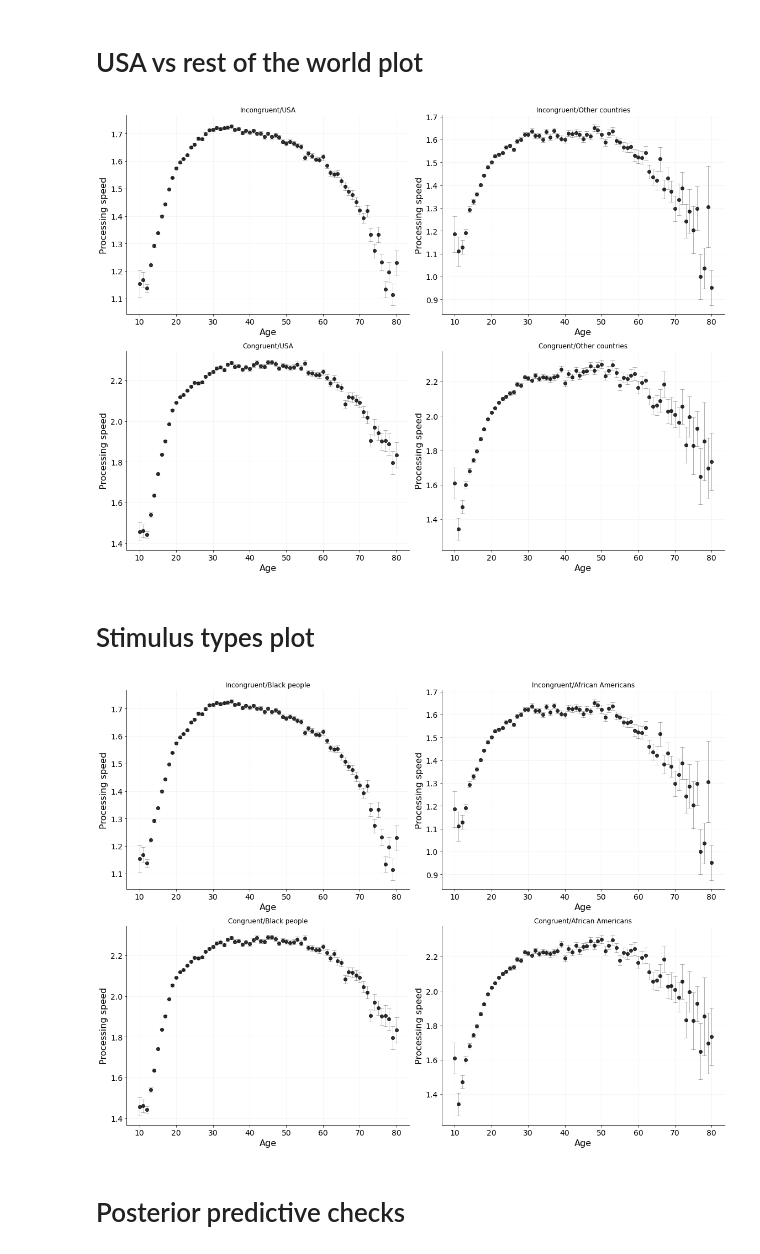
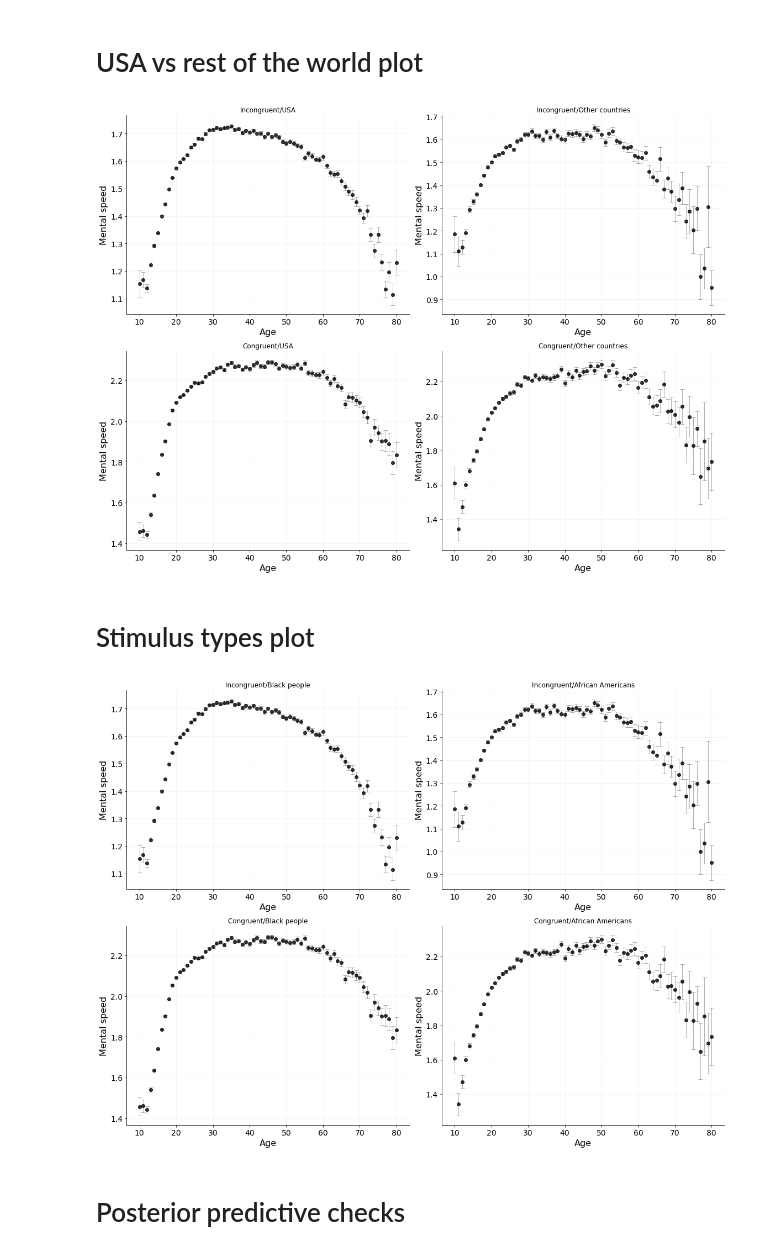
Before and after one commit to stefanradev93/DataSizeMatters, a Jupyter notebook: IAT_GroupPlots_PPCPlots.ipynb, the cells around one changed output. Cells and saved outputs as stored; diff of their text form; code cells hidden in the pictures.

```diff
--- a/IAT_GroupPlots_PPCPlots.ipynb
+++ b/IAT_GroupPlots_PPCPlots.ipynb
@@ -214,7 +219,7 @@ axarr[0, 0].errorbar(to_plot_f['age'], to_plot_f['v2_mean'], to_plot_f['v2_sem']
 for i, ax in enumerate(axarr.flat):
     sns.despine(ax=ax)
     ax.set_title(titles[i], fontsize=20)
-    ax.set_ylabel('Processing speed', fontsize=16)
+    ax.set_ylabel('Mental speed', fontsize=16)
     ax.set_xlabel('Age', fontsize=16)
     ax.xaxis.set_tick_params(labelsize=14)
     ax.yaxis.set_tick_params(labelsize=14)
@@ -293,7 +298,7 @@ f.tight_layout()
 
 for i, ax in enumerate(axarr.flat):
     sns.despine(ax=ax)
-    ax.set_ylabel('Processing speed', fontsize=16)
+    ax.set_ylabel('Mental speed', fontsize=16)
     ax.set_xlabel('Age', fontsize=16)
     ax.xaxis.set_tick_params(labelsize=14)
     ax.yaxis.set_tick_params(labelsize=14)
@@ -327,7 +332,7 @@ f.tight_layout()
 
 for i, ax in enumerate(axarr.flat):
     sns.despine(ax=ax)
-    ax.set_ylabel('Processing speed', fontsize=16)
+    ax.set_ylabel('Mental speed', fontsize=16)
     ax.set_xlabel('Age', fontsize=16)
     ax.xaxis.set_tick_params(labelsize=14)
     ax.yaxis.set_tick_params(labelsize=14)
@@ -376,7 +381,7 @@ axarr[1,1].set_title('Congruent/Other countries')
 
 for i, ax in enumerate(axarr.flat):
     sns.despine(ax=ax)
-    ax.set_ylabel('Processing speed', fontsize=16)
+    ax.set_ylabel('Mental speed', fontsize=16)
     ax.set_xlabel('Age', fontsize=16)
     ax.xaxis.set_tick_params(labelsize=14)
     ax.yaxis.set_tick_params(labelsize=14)
@@ -387,7 +392,7 @@ f.tight_layout()
 
 f.savefig('usa_notusa.png', dpi=300)
 # %% [output]
-[figure, old version]
+[figure, new version]
 # %% [markdown]
 # Stimulus types plot
 # %%
@@ -413,35 +418,35 @@ axarr[0,0].set_title('Incongruent/Black people')
 axarr[0, 1].scatter(to_plot_stim_false['age'], to_plot_stim_false['v1_mean'], color='black', marker='o', alpha=.8)
 axarr[0, 1].errorbar(to_plot_stim_false['age'], to_plot_stim_false['v1_mean'], to_plot_stim_false['v1_sem'], capsize=4, fmt='none',
                     color='black', alpha=0.3, linewidth=1)
 axarr[0,1].set_title('Incongruent/African Americans')
 
 
 axarr[1, 0].scatter(to_plot_stim_true['age'], to_plot_stim_true['v2_mean'], color='black', marker='o', alpha=.8)
 axarr[1, 0].errorbar(to_plot_stim_true['age'], to_plot_stim_true['v2_mean'], to_plot_stim_true['v2_sem'], capsize=4, fmt='none',
                     color='black', alpha=0.3, linewidth=1)
 axarr[1,0].set_title('Congruent/Black people')
 
 
 axarr[1, 1].scatter(to_plot_stim_false['age'], to_plot_stim_false['v2_mean'], color='black', marker='o', alpha=.8)
 axarr[1, 1].errorbar(to_plot_stim_false['age'], to_plot_stim_false['v2_mean'], to_plot_stim_false['v2_sem'], capsize=4, fmt='none',
                     color='black', alpha=0.3, linewidth=1)
 axarr[1,1].set_title('Congruent/African Americans')
 
 
 for i, ax in enumerate(axarr.flat):
     sns.despine(ax=ax)
-    ax.set_ylabel('Processing speed', fontsize=16)
+    ax.set_ylabel('Mental speed', fontsize=16)
     ax.set_xlabel('Age', fontsize=16)
     ax.xaxis.set_tick_params(labelsize=14)
     ax.yaxis.set_tick_params(labelsize=14)
     ax.grid(alpha=0.15)
 
 f.tight_layout()
 
 
 f.savefig('stimulus_type.png', dpi=300)
 # %% [output]
-[figure, old version]
+[figure, new version]
 # %% [markdown]
 # Posterior predictive checks
 # %%
```
Also changed, not shown: parts of 5 cells of this notebook, 20 other files.
